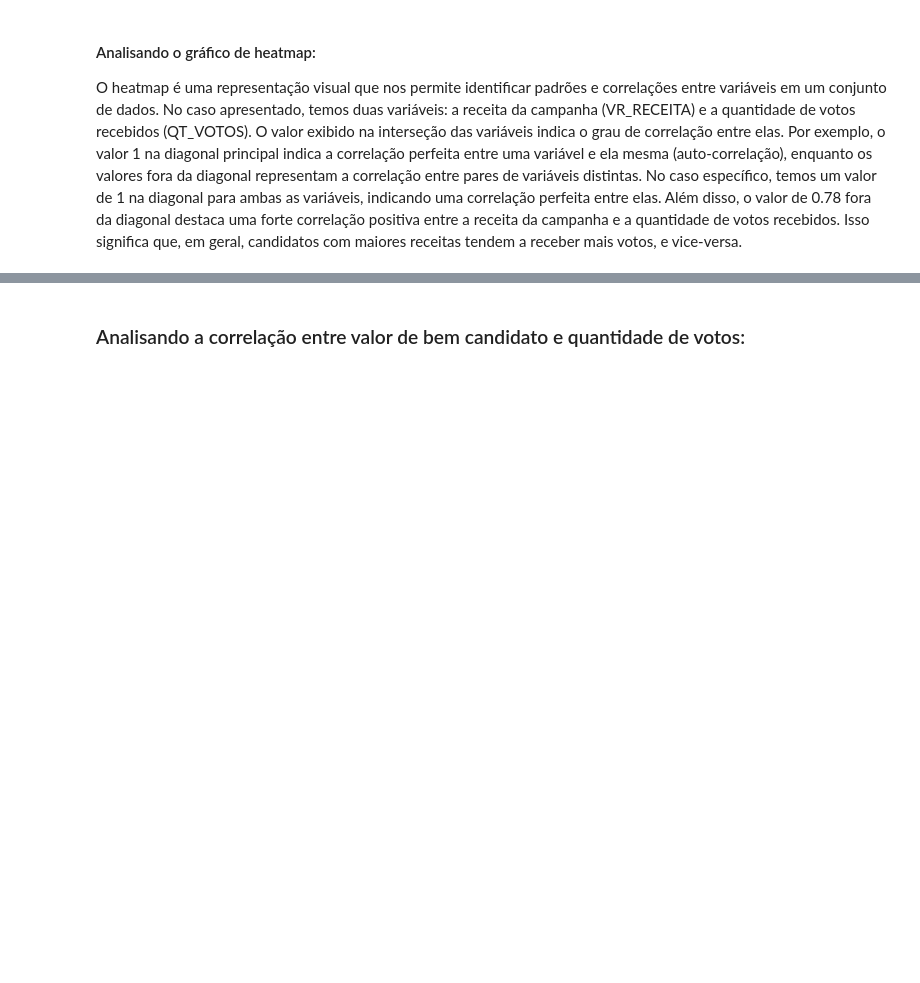
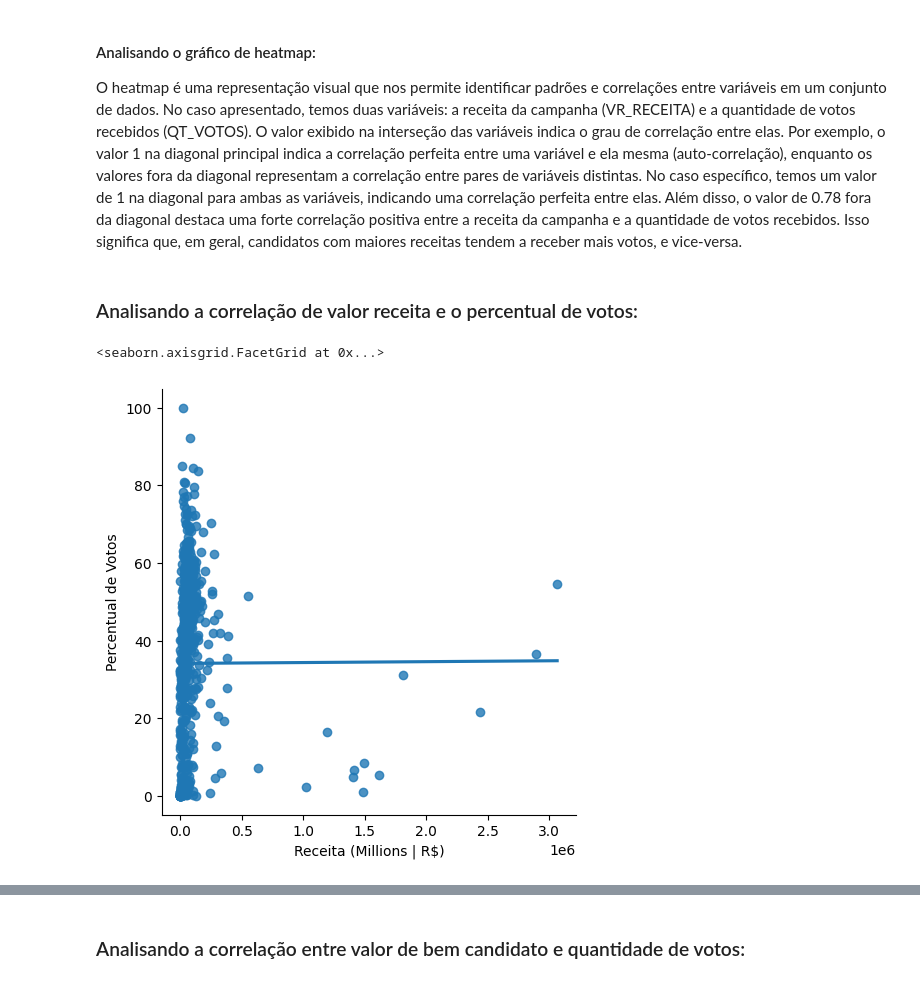
Before and after one commit to Kawhan/final_data_project, a Jupyter notebook: relatorio.ipynb, the cells around one changed output, grey strips where cells are left out. Cells and saved outputs as stored; diff of their text form; code cells hidden in the pictures; blank space fills up the shorter version.

```diff
--- a/relatorio.ipynb
+++ b/relatorio.ipynb
@@ -423,3 +467,11 @@ plt.show()
 #### Analisando o gráfico de heatmap:
 
 O heatmap é uma representação visual que nos permite identificar padrões e correlações entre variáveis em um conjunto de dados. No caso apresentado, temos duas variáveis: a receita da campanha (VR_RECEITA) e a quantidade de votos recebidos (QT_VOTOS). O valor exibido na interseção das variáveis indica o grau de correlação entre elas. Por exemplo, o valor 1 na diagonal principal indica a correlação perfeita entre uma variável e ela mesma (auto-correlação), enquanto os valores fora da diagonal representam a correlação entre pares de variáveis distintas. No caso específico, temos um valor de 1 na diagonal para ambas as variáveis, indicando uma correlação perfeita entre elas. Além disso, o valor de 0.78 fora da diagonal destaca uma forte correlação positiva entre a receita da campanha e a quantidade de votos recebidos. Isso significa que, em geral, candidatos com maiores receitas tendem a receber mais votos, e vice-versa.
+# %% [markdown]
+### Analisando a correlação de valor receita e o percentual de votos:
+# %%
+ax = sns.lmplot(data=eleicao, x="VR_RECEITA", y="PERCENTUAL_VOTOS", palette="muted", ci=None)
+ax.set_axis_labels("Receita (Millions | R$)", "Percentual de Votos")
+# %% [output]
+<seaborn.axisgrid.FacetGrid at 0x...>
+[figure, added]
```
Also changed, not shown: parts of 46 cells of this notebook, 2 other files.
